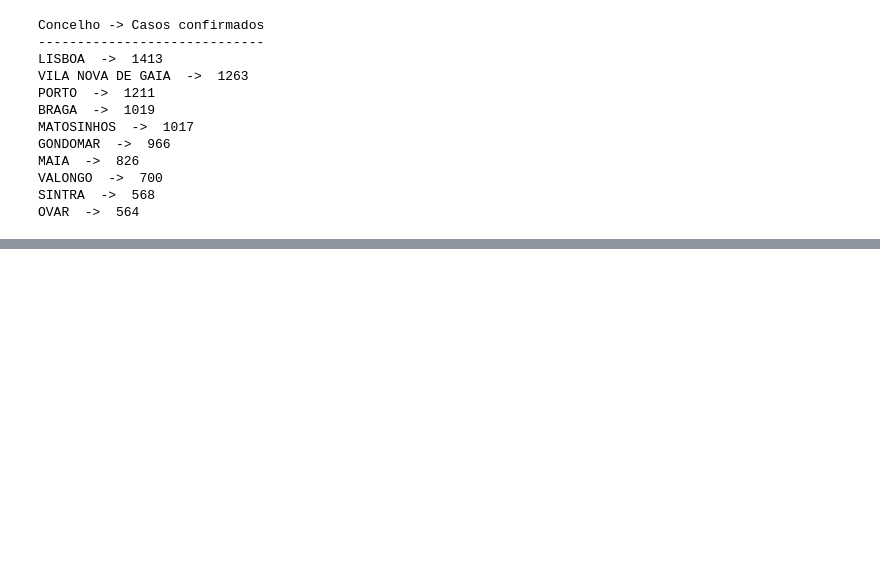
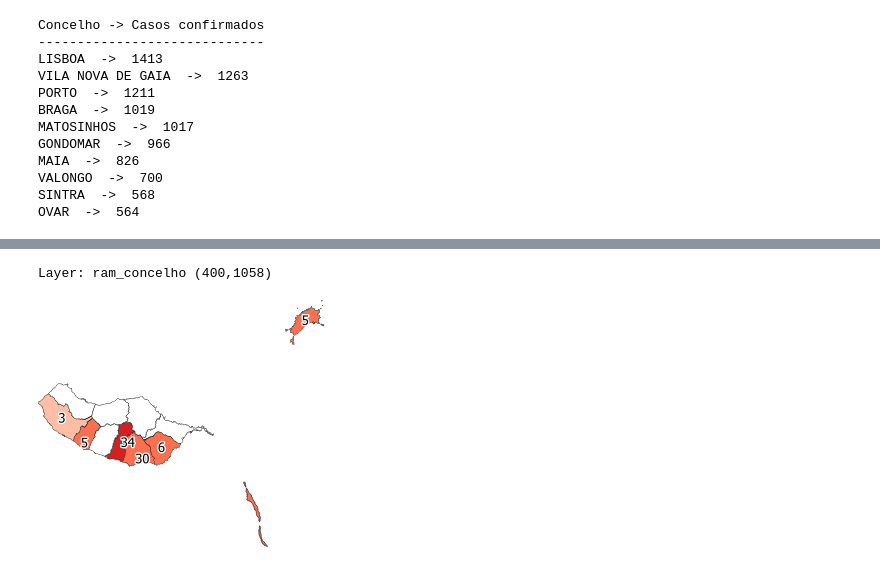
Before and after one commit to carlosc20/TA-Cartografia, a Jupyter notebook: qgis.ipynb, the cells around one changed output, grey strips where cells are left out. Drawn from its saved outputs; the diff is of its cells as text; code cells hidden in the pictures; blank space fills up the shorter version.

```diff
--- a/qgis.ipynb
+++ b/qgis.ipynb
@@ -287 +272,36 @@ def showLayerImage(layer, width, height = 1):
+# %%
+from PIL import Image
+
+# junta imagens horizontalmente
+def mergeImagesH(images):
+
+    images = [Image.open(io.BytesIO(x)) for x in images]
+    widths, heights = zip(*(i.size for i in images))
+
+    total_width = sum(widths)
+    max_height = max(heights)
+
+    new_im = Image.new('RGB', (total_width, max_height))
+
+    x_offset = 0
+
+    for im in images:
+      new_im.paste(im, (x_offset,0))
+      x_offset += im.size[0]
+
+    imgByteArr = io.BytesIO()
+    new_im.save(imgByteArr, format='PNG')
+    return imgByteArr.getvalue()
+
+# dá crop a uma imagem movendo o ponto inferior direito
+def cropImage(image, right, bottom):
+    image = Image.open(io.BytesIO(image))
+
+    w, h = image.size
+
+    image = image.crop((0, 0, w-right, h-bottom)) # left, up, right, bottom
+
+    imgByteArr = io.BytesIO()
+    image.save(imgByteArr, format='PNG')
+    return imgByteArr.getvalue()
 # %% [markdown]
@@ -322,0 +318,9 @@ Layer: raa_oriental_concelho (200,283)
+# %%
+ram_concelho = layerToImageByteArray('ram_concelho', 400)
+
+img = cropImage(ram_concelho, 0, 800)
+
+PImage(img)
+# %% [output]
+Layer: ram_concelho (400,1058)
+[figure, added]
```
Also changed, not shown: parts of 17 cells of this notebook.
